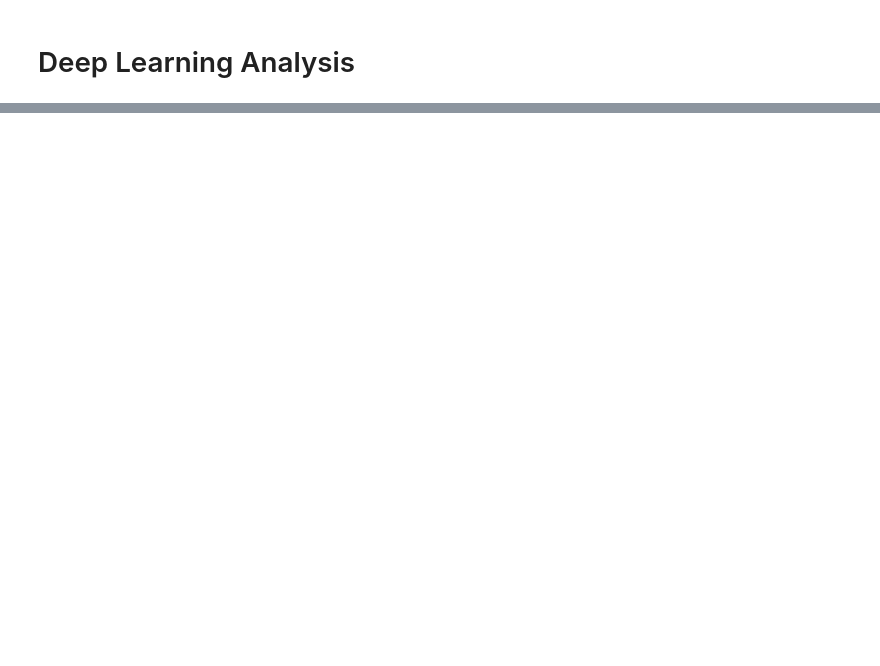
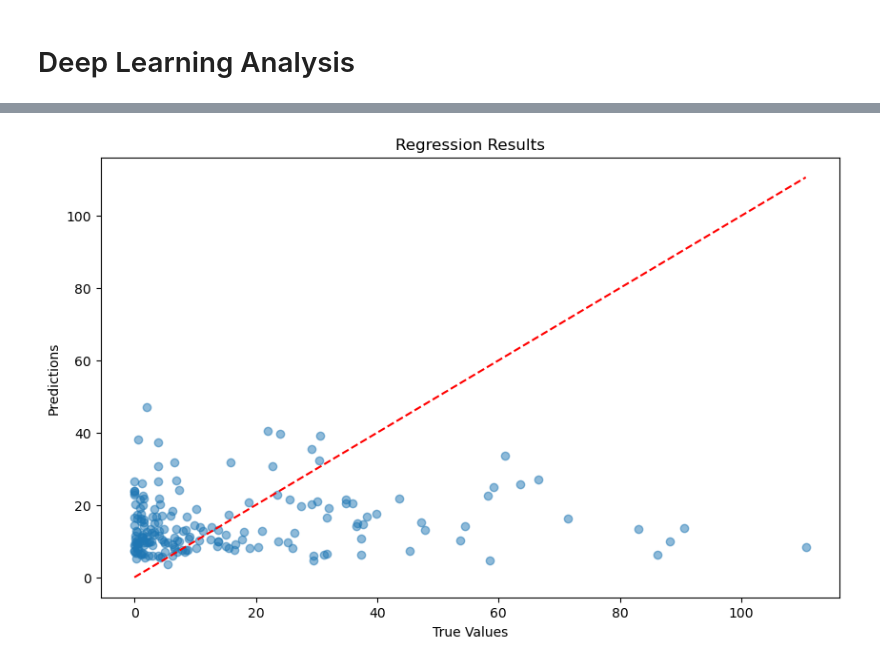
Before and after one commit to jacob-tye/BMI_6114_Project, a Jupyter notebook: analysis/03_dl_analysis.ipynb, the cells around one changed output, grey strips where cells are left out. Saved outputs shown, nothing was run; the diff lists cells and outputs as text; code cells hidden in the pictures; blank space fills up the shorter version.

```diff
--- a/analysis/03_dl_analysis.ipynb
+++ b/analysis/03_dl_analysis.ipynb
@@ -68,3 +22,11 @@ cancer_dm.setup()
+# %%
+cancer_df = pd.read_csv("../data/cleaned_feature_and_target_data.csv", index_col=0)
+cna_columns = [col for col in cancer_df.columns if col.startswith("CNA")]
+numeric_cols = ["SMOKING_PACK_YEARS"] + cna_columns
+cancer_df[numeric_cols] = cancer_df[numeric_cols].astype(np.float32)
+scaler = joblib.load(open("results/scaler.pkl", "rb"))
+cancer_dm = CancerDataModule(cancer_df, numerical_features=numeric_cols, scaler=scaler)
+cancer_dm.setup()
 # %%
 with open('results/02/results.txt', 'r') as file:
     best_ae_model_path = file.readline().strip()
@@ -150,0 +143,25 @@ LOCAL_RANK: 0 - CUDA_VISIBLE_DEVICES: [0]
+# %%
+def plot_regression_results(model, dataloader):
+    model.eval()
+    y_true = []
+    y_pred = []
+    with torch.no_grad():
+        for batch in dataloader:
+            x, y = batch
+            y_hat = model(x)
+            y_true.append(y)
+            y_pred.append(y_hat)
+
+    y_true = torch.cat(y_true).numpy()
+    y_pred = torch.cat(y_pred).numpy()
+
+    plt.figure(figsize=(10, 6))
+    plt.scatter(y_true, y_pred, alpha=0.5)
+    plt.plot([y_true.min(), y_true.max()], [y_true.min(), y_true.max()], 'r--')
+    plt.xlabel('True Values')
+    plt.ylabel('Predictions')
+    plt.title('Regression Results')
+    plt.show()
+plot_regression_results(cancer_regressor, cancer_dm.test_dataloader())
+# %% [output]
+[figure, added]
```
Also changed, not shown: parts of 9 cells of this notebook.
